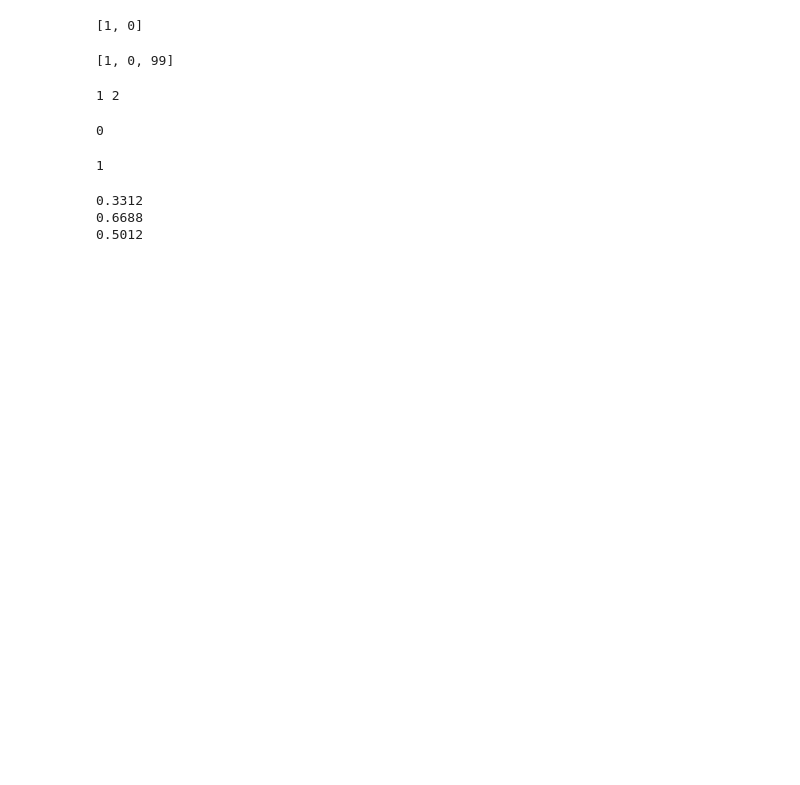
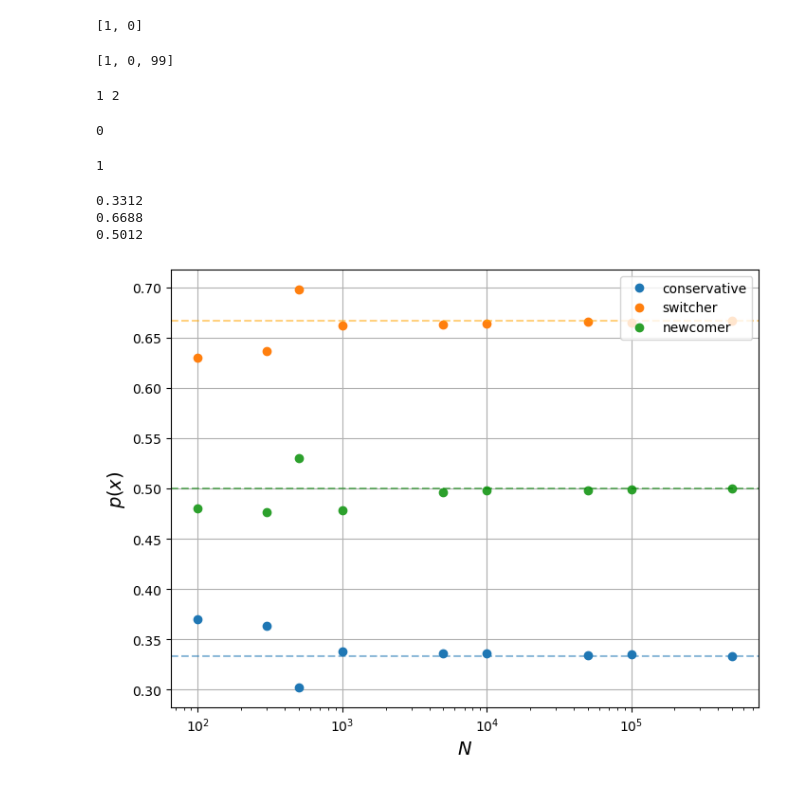
Before and after one commit to ebianchi803/astrostatistics_bicocca_2026, a Jupyter notebook: working/L02.ipynb, the cells around one changed output. Drawn from its saved outputs; the diff is of its cells as text; code cells hidden in the pictures; blank space fills up the shorter version.

```diff
--- a/working/L02.ipynb
+++ b/working/L02.ipynb
@@ -118,0 +169,22 @@ print(newcomer_tally/N)
+# %%
+fig,ax = plt.subplots(figsize=(8, 6))
+#xgrid = np.linspace(-10, 30, 1000)
+plt.plot(arr_n, conservative_tallies, linestyle='',marker='o',label='conservative')
+plt.plot(arr_n, switcher_tallies, linestyle='',marker='o',label='switcher')
+plt.plot(arr_n, newcomer_tallies, linestyle='',marker='o',label='newcomer')
+
+ax.axhline(1/3, 0, 5000, linestyle='--', alpha=0.5)
+ax.axhline(2/3, 0, 5000, linestyle='--', color='orange', alpha=0.5)
+ax.axhline(1/2, 0, 5000, linestyle='--', color='green', alpha=0.5)
+
+ax.set_xscale('log')
+ax.set_ylabel('$p(x)$',fontsize=14)
+ax.legend(loc='upper right')
+
+ax.set_xlabel('$N$',fontsize=14)
+
+plt.grid()
+
+plt.show()
+# %% [output]
+[figure, added]
```
Also changed, not shown: parts of 1 cell of this notebook.
